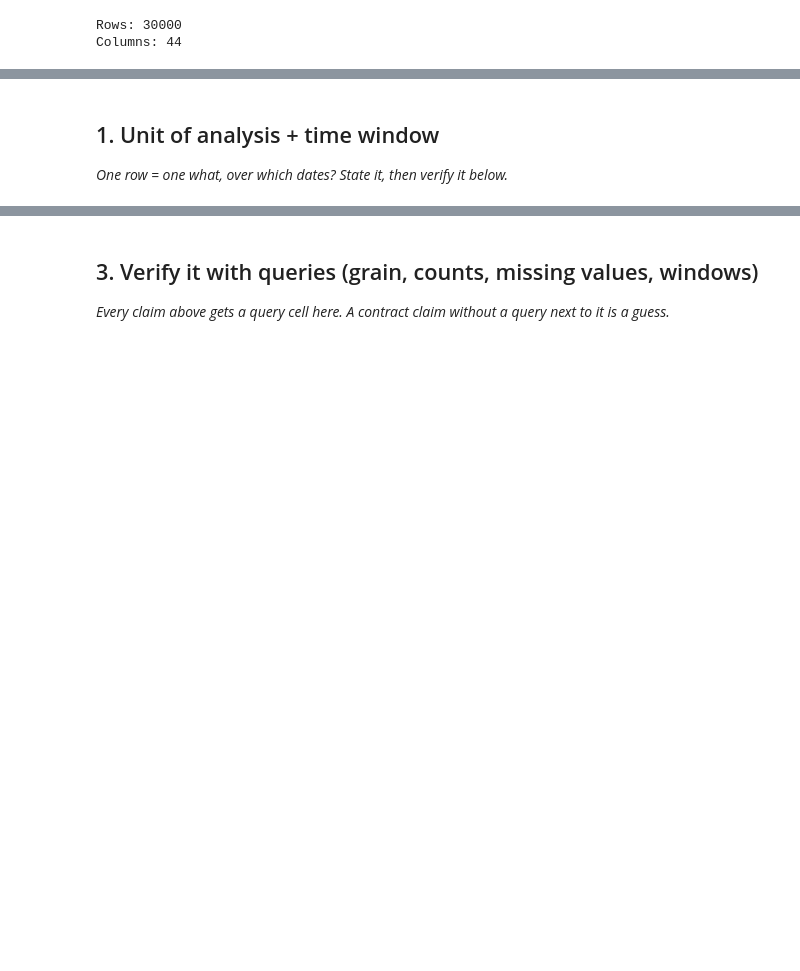
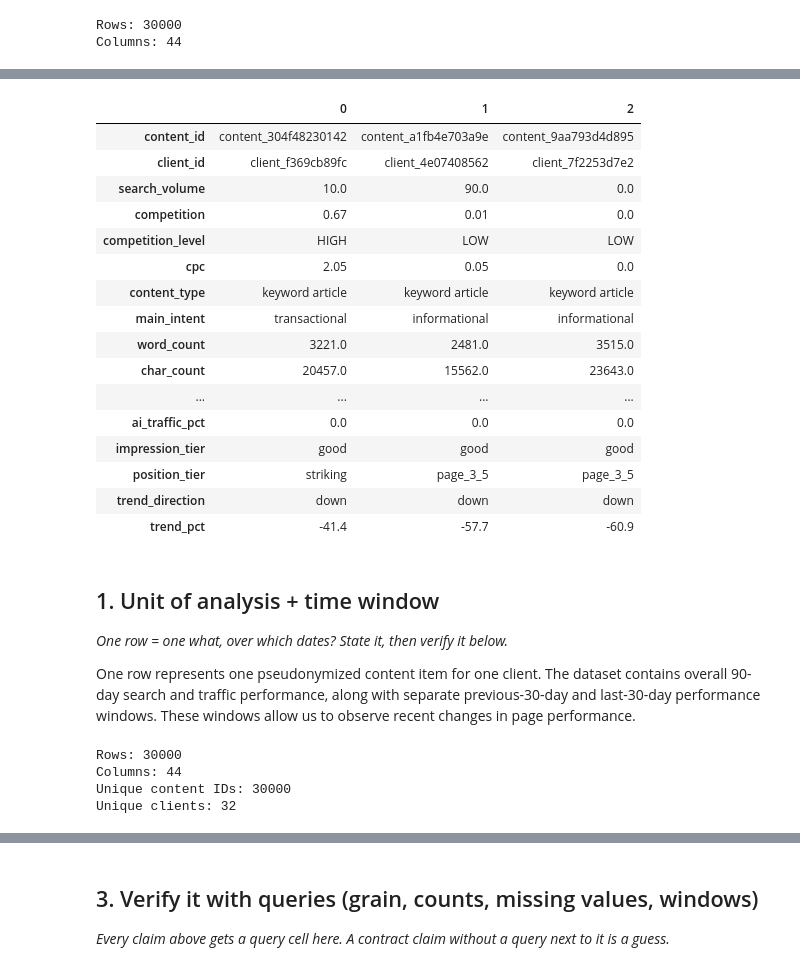
Before and after one commit to aditi-avni/ML-FlyRank, a Jupyter notebook: work/notebooks/w03_data_contract.ipynb, the cells around one changed output, grey strips where cells are left out. Drawn from its saved outputs; the diff is of its cells as text; code cells hidden in the pictures; blank space fills up the shorter version.

```diff
--- a/work/notebooks/w03_data_contract.ipynb
+++ b/work/notebooks/w03_data_contract.ipynb
@@ -38,10 +80,39 @@ Columns: 44
+# %%
+df.head(3).T
+# %% [output]
+|  | 0 | 1 | 2 |
+| content_id | content_304f48230142 | content_a1fb4e703a9e | content_9aa793d4d895 |
+| client_id | client_f369cb89fc | client_4e07408562 | client_7f2253d7e2 |
+| search_volume | 10.0 | 90.0 | 0.0 |
+| competition | 0.67 | 0.01 | 0.0 |
+| competition_level | HIGH | LOW | LOW |
+| cpc | 2.05 | 0.05 | 0.0 |
+| content_type | keyword article | keyword article | keyword article |
+| main_intent | transactional | informational | informational |
+| word_count | 3221.0 | 2481.0 | 3515.0 |
+| char_count | 20457.0 | 15562.0 | 23643.0 |
+| ... | ... | ... | ... |
+| ai_traffic_pct | 0.0 | 0.0 | 0.0 |
+| impression_tier | good | good | good |
+| position_tier | striking | page_3_5 | page_3_5 |
+| trend_direction | down | down | down |
+| trend_pct | -41.4 | -57.7 | -60.9 |
 # %% [markdown]
 ## 1. Unit of analysis + time window
 
 *One row = one what, over which dates? State it, then verify it below.*
+
+One row represents one pseudonymized content item for one client. The dataset contains overall 90-day search and traffic performance, along with separate previous-30-day and last-30-day performance windows. These windows allow us to observe recent changes in page performance.
 # %%
-# This cell is for CODE (numbers, a query, a check).
-# Write your text answer in the cell ABOVE this one — typing sentences here breaks Run All.
+print("Rows:", len(df))
+print("Columns:", len(df.columns))
+print("Unique content IDs:", df["content_id"].nunique())
+print("Unique clients:", df["client_id"].nunique())
+# %% [output]
+Rows: 30000
+Columns: 44
+Unique content IDs: 30000
+Unique clients: 32
 # %% [markdown]
 ## 2. Fields: feature / label / context / excluded
 
```
Also changed, not shown: parts of 6 cells of this notebook.
